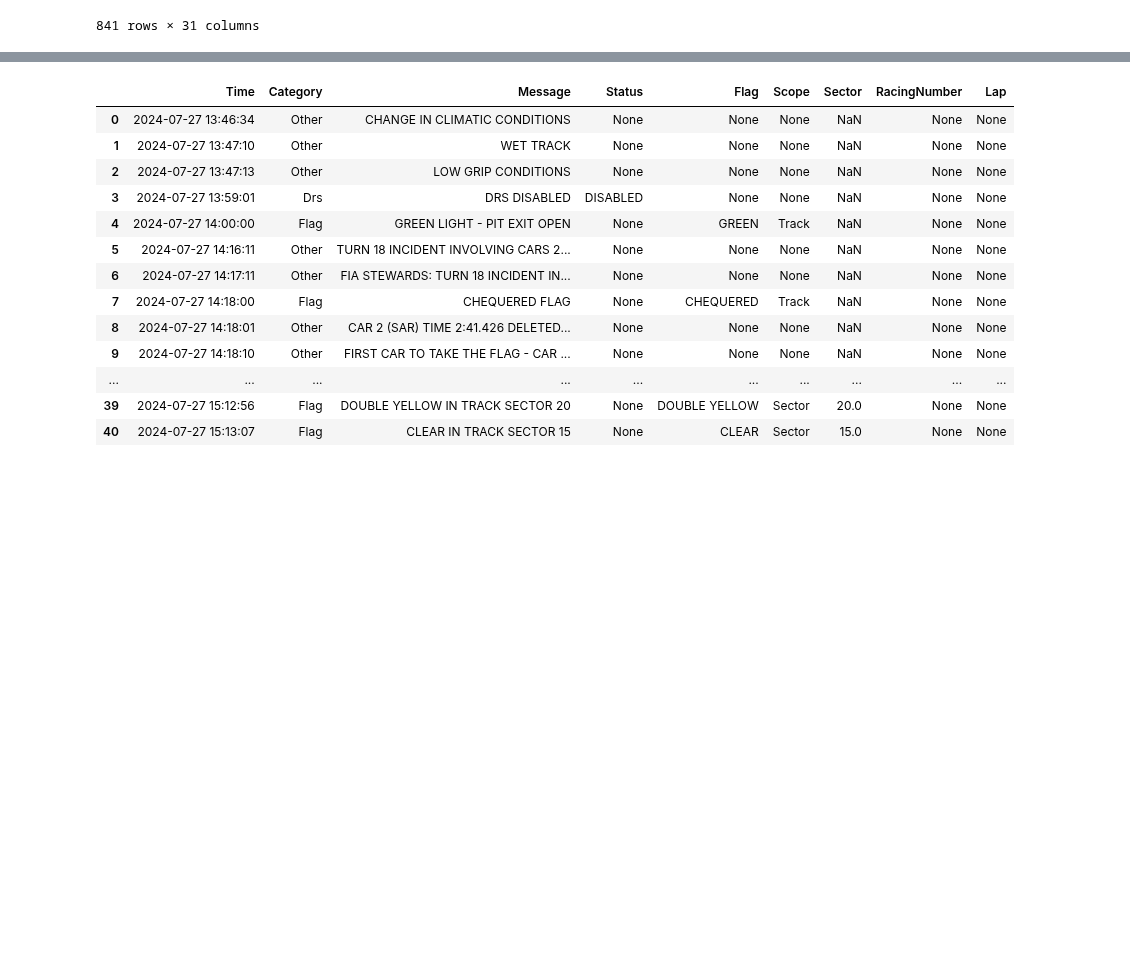
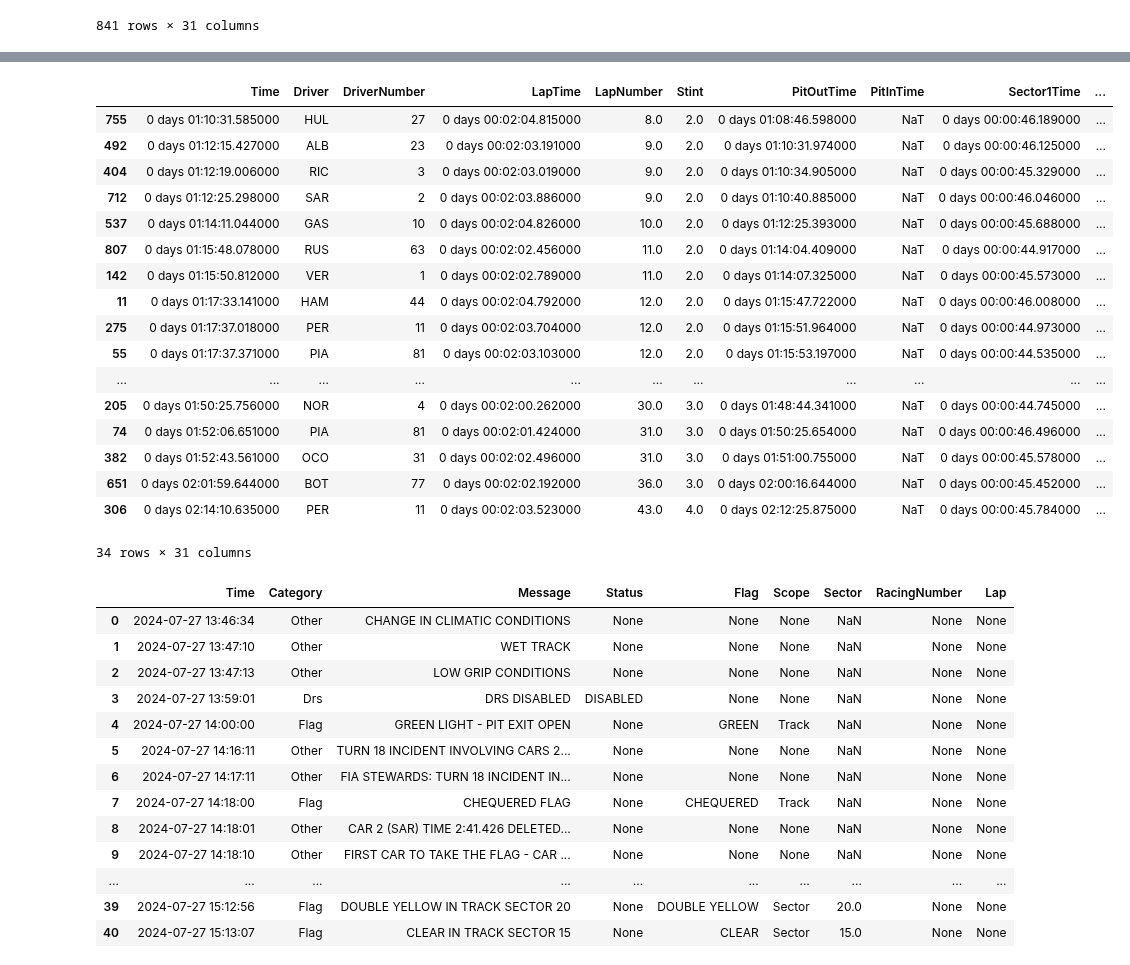
Before and after one commit to GoktugOcal/LiveF1, a Jupyter notebook: test.ipynb, the cells around one changed output, grey strips where cells are left out. Drawn from its saved outputs; the diff is of its cells as text; code cells hidden in the pictures; blank space fills up the shorter version.

```diff
--- a/test.ipynb
+++ b/test.ipynb
@@ -513,3 +518,24 @@ session.laps[session.laps["Deleted"] == True]
+# %%
+session.laps[~session.laps["PitOutTime"].isnull()].sort_values("Time")
+# %% [output]
+|  | Time | Driver | DriverNumber | LapTime | LapNumber | Stint | PitOutTime | PitInTime | Sector1Time | ... |
+| 755 | 0 days 01:10:31.585000 | HUL | 27 | 0 days 00:02:04.815000 | 8.0 | 2.0 | 0 days 01:08:46.598000 | NaT | 0 days 00:00:46.189000 | ... |
+| 492 | 0 days 01:12:15.427000 | ALB | 23 | 0 days 00:02:03.191000 | 9.0 | 2.0 | 0 days 01:10:31.974000 | NaT | 0 days 00:00:46.125000 | ... |
+| 404 | 0 days 01:12:19.006000 | RIC | 3 | 0 days 00:02:03.019000 | 9.0 | 2.0 | 0 days 01:10:34.905000 | NaT | 0 days 00:00:45.329000 | ... |
+| 712 | 0 days 01:12:25.298000 | SAR | 2 | 0 days 00:02:03.886000 | 9.0 | 2.0 | 0 days 01:10:40.885000 | NaT | 0 days 00:00:46.046000 | ... |
+| 537 | 0 days 01:14:11.044000 | GAS | 10 | 0 days 00:02:04.826000 | 10.0 | 2.0 | 0 days 01:12:25.393000 | NaT | 0 days 00:00:45.688000 | ... |
+| 807 | 0 days 01:15:48.078000 | RUS | 63 | 0 days 00:02:02.456000 | 11.0 | 2.0 | 0 days 01:14:04.409000 | NaT | 0 days 00:00:44.917000 | ... |
+| 142 | 0 days 01:15:50.812000 | VER | 1 | 0 days 00:02:02.789000 | 11.0 | 2.0 | 0 days 01:14:07.325000 | NaT | 0 days 00:00:45.573000 | ... |
+| 11 | 0 days 01:17:33.141000 | HAM | 44 | 0 days 00:02:04.792000 | 12.0 | 2.0 | 0 days 01:15:47.722000 | NaT | 0 days 00:00:46.008000 | ... |
+| 275 | 0 days 01:17:37.018000 | PER | 11 | 0 days 00:02:03.704000 | 12.0 | 2.0 | 0 days 01:15:51.964000 | NaT | 0 days 00:00:44.973000 | ... |
+| 55 | 0 days 01:17:37.371000 | PIA | 81 | 0 days 00:02:03.103000 | 12.0 | 2.0 | 0 days 01:15:53.197000 | NaT | 0 days 00:00:44.535000 | ... |
+| ... | ... | ... | ... | ... | ... | ... | ... | ... | ... | ... |
+| 205 | 0 days 01:50:25.756000 | NOR | 4 | 0 days 00:02:00.262000 | 30.0 | 3.0 | 0 days 01:48:44.341000 | NaT | 0 days 00:00:44.745000 | ... |
+| 74 | 0 days 01:52:06.651000 | PIA | 81 | 0 days 00:02:01.424000 | 31.0 | 3.0 | 0 days 01:50:25.654000 | NaT | 0 days 00:00:46.496000 | ... |
+| 382 | 0 days 01:52:43.561000 | OCO | 31 | 0 days 00:02:02.496000 | 31.0 | 3.0 | 0 days 01:51:00.755000 | NaT | 0 days 00:00:45.578000 | ... |
+| 651 | 0 days 02:01:59.644000 | BOT | 77 | 0 days 00:02:02.192000 | 36.0 | 3.0 | 0 days 02:00:16.644000 | NaT | 0 days 00:00:45.452000 | ... |
+| 306 | 0 days 02:14:10.635000 | PER | 11 | 0 days 00:02:03.523000 | 43.0 | 4.0 | 0 days 02:12:25.875000 | NaT | 0 days 00:00:45.784000 | ... |
+34 rows × 31 columns
 # %%
 session.race_control_messages
 # %% [output]
```
Also changed, not shown: parts of 3 cells of this notebook, 2 other files.
